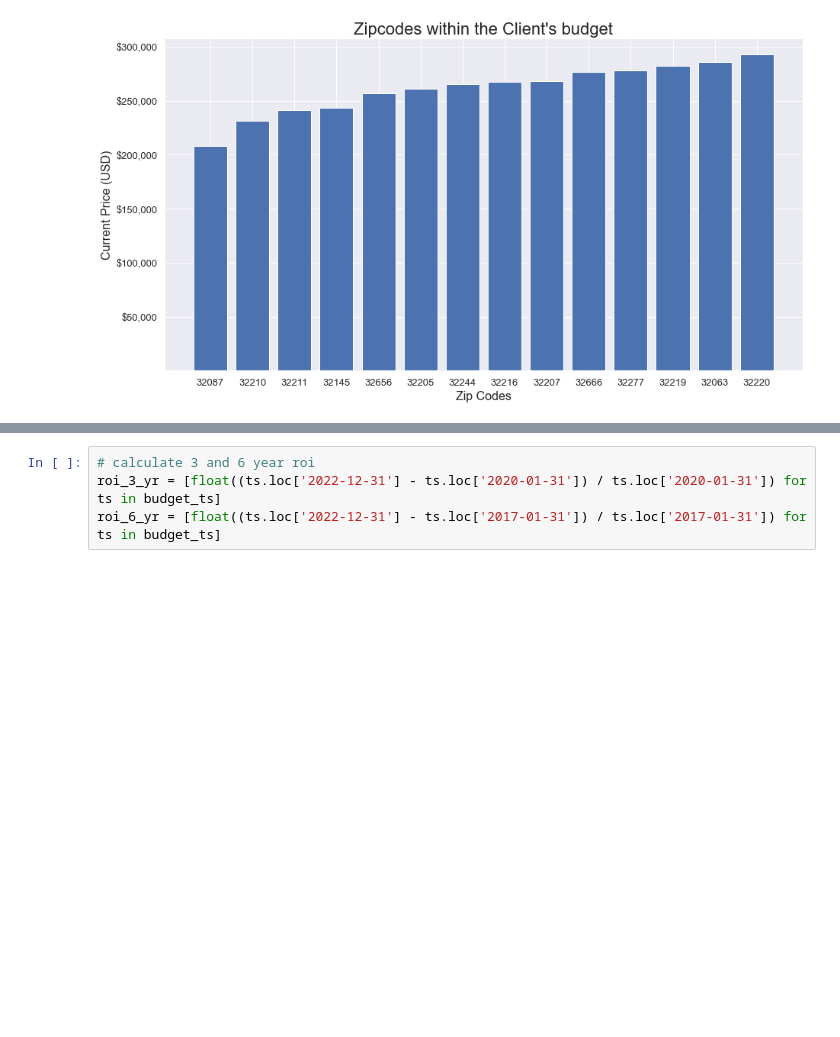
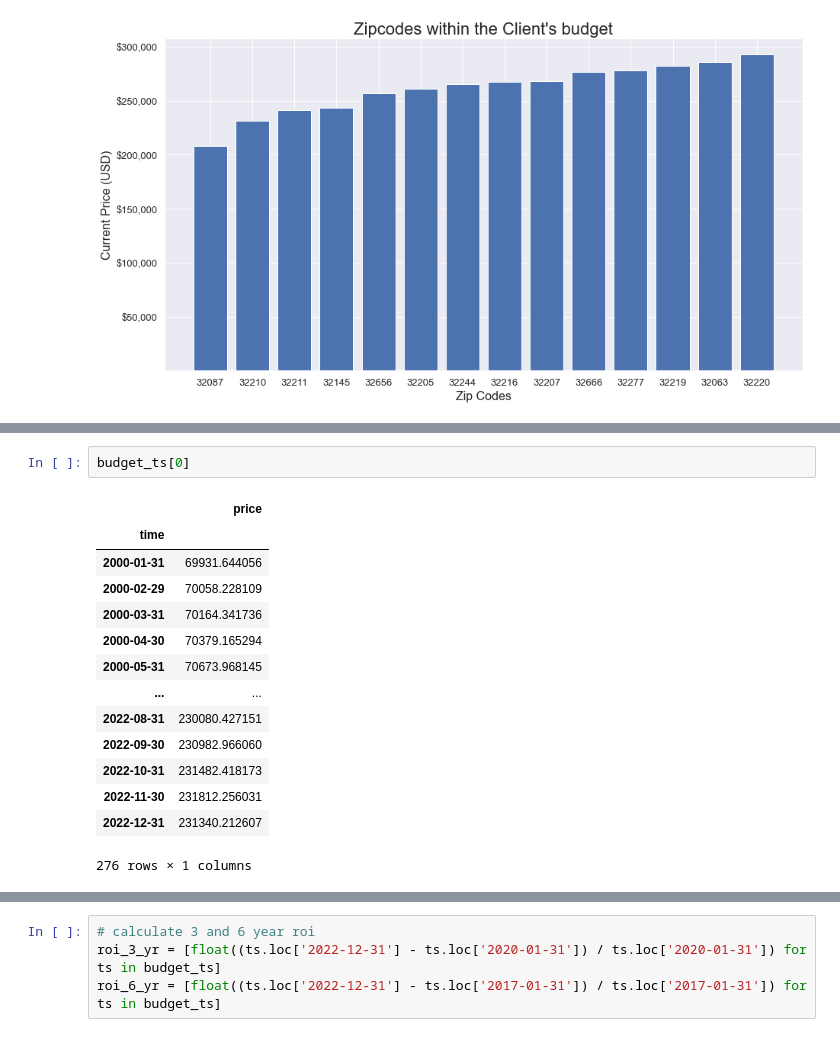
Before and after one commit to luke-lite/Jacksonville-Housing-Prices-Time-Series-Analysis, a Jupyter notebook: Jacksonville-Housing-Prices-Time-Series-Analysis.ipynb, the cells around one changed output, grey strips where cells are left out. Saved outputs shown, nothing was run; the diff lists cells and outputs as text; blank space fills up the shorter version.

```diff
--- a/Jacksonville-Housing-Prices-Time-Series-Analysis.ipynb
+++ b/Jacksonville-Housing-Prices-Time-Series-Analysis.ipynb
@@ -231,0 +249,17 @@ plt.savefig('graphs/zc_current_price.png', bbox_inches='tight');
+# %%
+budget_ts[0]
+# %% [output]
+|  | price |
+| time |  |
+| 2000-01-31 | 69931.644056 |
+| 2000-02-29 | 70058.228109 |
+| 2000-03-31 | 70164.341736 |
+| 2000-04-30 | 70379.165294 |
+| 2000-05-31 | 70673.968145 |
+| ... | ... |
+| 2022-08-31 | 230080.427151 |
+| 2022-09-30 | 230982.966060 |
+| 2022-10-31 | 231482.418173 |
+| 2022-11-30 | 231812.256031 |
+| 2022-12-31 | 231340.212607 |
+276 rows × 1 columns
```
Also changed, not shown: parts of 11 cells of this notebook.
